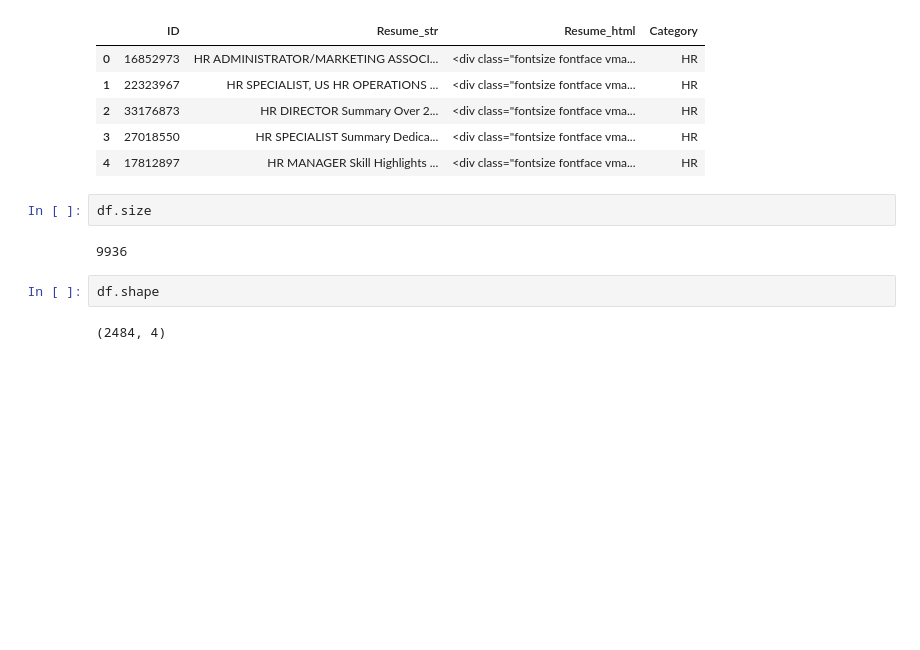
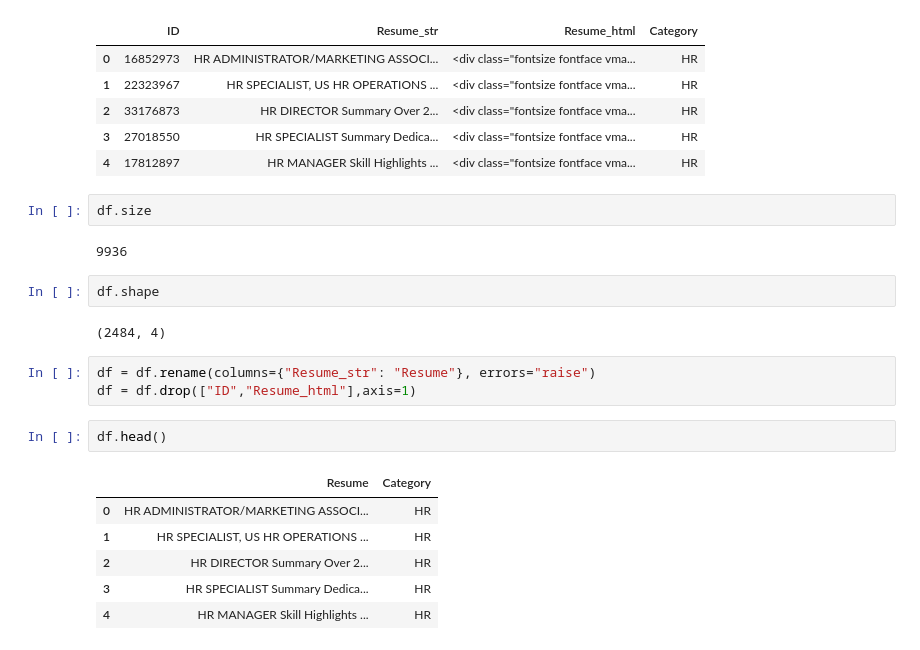
Before and after one commit to Aomr112/resume-classifier, a Jupyter notebook: resume_classifier.ipynb, the cells around one changed output. Saved outputs shown, nothing was run; the diff lists cells and outputs as text; blank space fills up the shorter version.

```diff
--- a/resume_classifier.ipynb
+++ b/resume_classifier.ipynb
@@ -24,3 +29,15 @@ df.size
 df.shape
 # %% [output]
 (2484, 4)
+# %%
+df = df.rename(columns={"Resume_str": "Resume"}, errors="raise")
+df = df.drop(["ID","Resume_html"],axis=1)
+# %%
+df.head()
+# %% [output]
+|  | Resume | Category |
+| 0 | HR ADMINISTRATOR/MARKETING ASSOCI... | HR |
+| 1 | HR SPECIALIST, US HR OPERATIONS ... | HR |
+| 2 | HR DIRECTOR Summary Over 2... | HR |
+| 3 | HR SPECIALIST Summary Dedica... | HR |
+| 4 | HR MANAGER Skill Highlights ... | HR |
```
Also changed, not shown: parts of 16 cells of this notebook.
